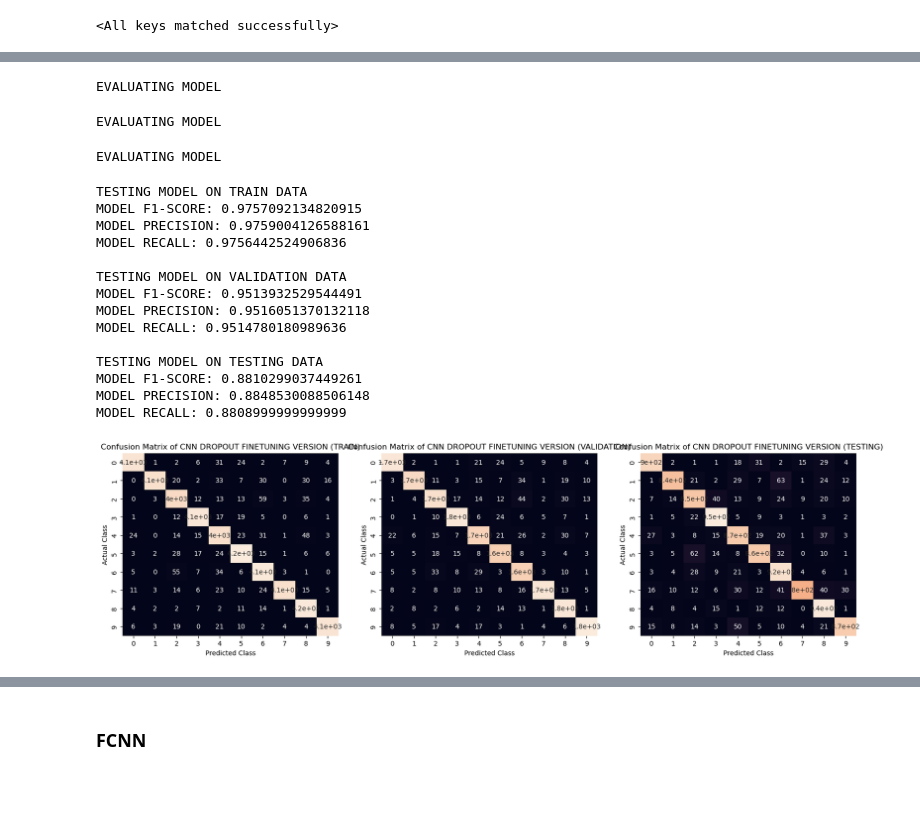
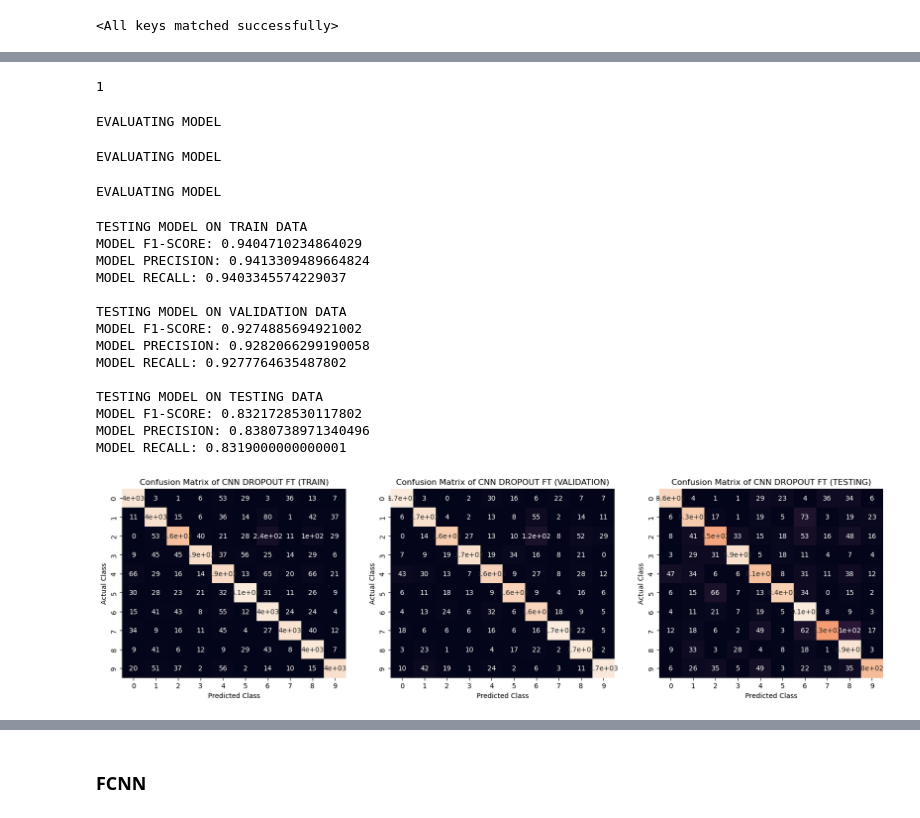
Before and after one commit to OdinMeng/MachineLearningBChallenges, a Jupyter notebook: challenges/challenge3/challenge-three.ipynb, the cells around one changed output, grey strips where cells are left out. Saved outputs shown, nothing was run; the diff lists cells and outputs as text; code cells hidden in the pictures; blank space fills up the shorter version.

```diff
--- a/challenges/challenge3/challenge-three.ipynb
+++ b/challenges/challenge3/challenge-three.ipynb
@@ -304,6 +304,22 @@ def val_model(model, valloader, data):
         my_confusion_matrix += cm_i
 
     return my_confusion_matrix
+# %%
+def save_model(model, loss, model_name):
+    """Saves neural network's weights and his loss during training phase.
+
+    Used for preservation purposes, incase I need to reuse models/losses for some reason."""
+
+    fname_weights = f"./weights/{model_name}"
+    fname_loss = f"./losses/{model_name}_loss.csv"
+
+    try:
+        torch.save(model.state_dict(), fname_weights)
+        np.savetxt(fname_loss, loss, delimiter=',', fmt='%.16f')
+    except Exception as e:
+        return (-1, e)
+    else:
+        return 1
 # %% [markdown]
 # Model Training
 # %%
@@ -396,8 +411,9 @@ losses = {}
 # %%
 for model in models:
     print(renamer[model])
-    losses[renamer[model]] = train_model(model, 50, train_loader, CE, torch.optim.Adam(model.parameters()))
+    losses[renamer[model]] = train_model(model, 25, train_loader, CE, torch.optim.Adam(model.parameters()))
 
+    save_model(model, losses[renamer[model]], renamer[model].replace(" ", "_"))
     print("="*80)
     print()
     pass
@@ -768,7 +840,7 @@ Insipired by https://arxiv.org/pdf/2403.00946
 # load incase we do not have my_cnn (see model training)
 my_cnn = CNN()
 
-my_cnn.load_state_dict(torch.load('./weights/cnn_super'))
+my_cnn.load_state_dict(torch.load('./weights/cnn_sgd_part2'))
 # %% [output]
 <All keys matched successfully>
 # %%
@@ -797,22 +867,26 @@ Epoch: 11 | Loss: 0.4339 | Train Accuracy: 85.6731 | Time: 5.61
+# %%
+save_model(cnn_sgd_dropout_finetuning, loss_dropout_cnn_finetuning, "cnn_dropout_finetuning")
+# %% [output]
+1
 # %%
-model_results(cnn_dropout_finetuning, train_loader, val_loader, test_loader, data, 'CNN DROPOUT FINETUNING VERSION')
+model_results(cnn_dropout_finetuning, train_loader, val_loader, test_loader, data, 'CNN DROPOUT FT')
 # %% [output]
 EVALUATING MODEL
 EVALUATING MODEL
 EVALUATING MODEL
 TESTING MODEL ON TRAIN DATA
-MODEL F1-SCORE: 0.9757092134820915
-MODEL PRECISION: 0.9759004126588161
-MODEL RECALL: 0.9756442524906836
+MODEL F1-SCORE: 0.9404710234864029
+MODEL PRECISION: 0.9413309489664824
+MODEL RECALL: 0.9403345574229037
 
 TESTING MODEL ON VALIDATION DATA
-MODEL F1-SCORE: 0.9513932529544491
-MODEL PRECISION: 0.9516051370132118
-MODEL RECALL: 0.9514780180989636
+MODEL F1-SCORE: 0.9274885694921002
+MODEL PRECISION: 0.9282066299190058
+MODEL RECALL: 0.9277764635487802
 
 TESTING MODEL ON TESTING DATA
-MODEL F1-SCORE: 0.8810299037449261
-MODEL PRECISION: 0.8848530088506148
-MODEL RECALL: 0.8808999999999999
+MODEL F1-SCORE: 0.8321728530117802
+MODEL PRECISION: 0.8380738971340496
+MODEL RECALL: 0.8319000000000001
-[figure, old version]
+[figure, new version]
 # %%
```
Also changed, not shown: parts of 33 cells of this notebook, 52 other files.
